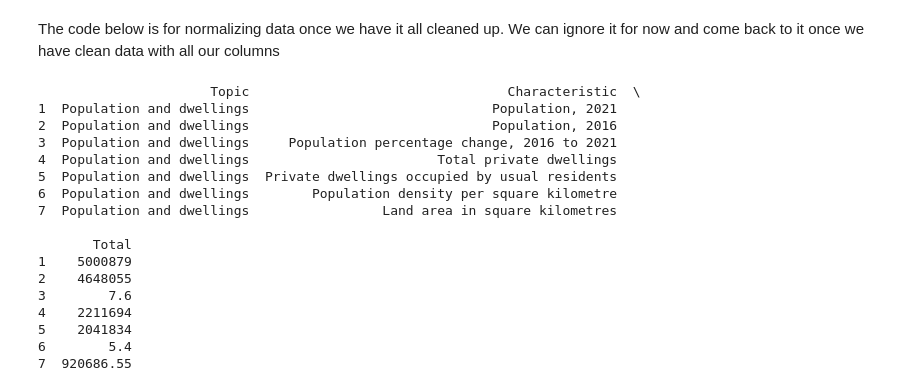
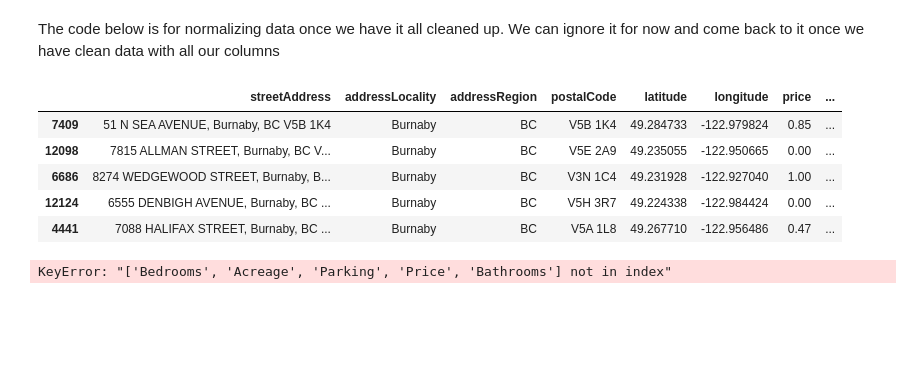
Before and after one commit to bikramveer/CMPT-353-Project, a Jupyter notebook: test.ipynb, the cells around one changed output. Drawn from its saved outputs; the diff is of its cells as text; code cells hidden in the pictures; blank space fills up the shorter version.

```diff
--- a/test.ipynb
+++ b/test.ipynb
@@ -22,7 +22,7 @@ Distance from house to Vancouver Independent School for Science and Technology:
 Distance from house to Harbour News: 0.66 km
 Distance from house to The Westside Schools – Miniversity: 0.69 km
 # %%
-data = pd.read_csv('data_bc.csv')
+data = pd.read_csv('data_bc.csv', low_memory=False)
 dataBC = data[data['addressRegion'] == 'BC']
 dataBC = dataBC.sort_values(by='addressLocality')
 dataBC.head()
@@ -53,6 +53,9 @@ dataBC = dataBC.filter([
     'Property Type', #Agricultural, Condo, Condo/Townhouse, Duplex, Manufactured Home, Mobile Home, MultiFamily, Single Family, Townhome, Vacant Land
     'Square Footage',
     'Waterfront',
+    'Price_Deviation',
+    'Price_Deviation_Percent'
+
     ])
 data_bc_single_family = dataBC[dataBC['Property Type'] == 'Single Family']
 # %%
@@ -107,16 +219,23 @@ data_bc_single_family[['streetAddress', 'addressLocality', 'price', 'distance_to
 # %% [markdown]
 The code below is for normalizing data once we have it all cleaned up. We can ignore it for now and come back to it once we have clean data with all our columns
 # %%
-features = ['Price', 'Bedrooms', 'Bathrooms', 'Acreage', 'Square Footage']
+features = ['price', 'property-beds', 'property-baths', 'Area']
 scaler = MinMaxScaler()
-
 data_scaled = sample.copy()
 data_scaled[features] = scaler.fit_transform(sample[features])
 
-data_scaled["Price"] = 1 - data_scaled['Price']
+data_scaled["price"] = 1 - data_scaled['price']
+data_scaled['price'] = data_scaled['price'].map('{:.2f}'.format)
 data_scaled['Garage'] = data_scaled['Garage'].map({'Yes': 1, 'No': 0})
-data_scaled['Parking'] = data_scaled['Parking'].map({'Yes': 1, 'No': 0})
+data_scaled['Parking Spaces'] = data_scaled['Parking Spaces'].map({'Yes': 1, 'No': 0})
 data_scaled.head()
+# %% [output]
+|  | streetAddress | addressLocality | addressRegion | postalCode | latitude | longitude | price | ... |
+| 7409 | 51 N SEA AVENUE, Burnaby, BC V5B 1K4 | Burnaby | BC | V5B 1K4 | 49.284733 | -122.979824 | 0.85 | ... |
+| 12098 | 7815 ALLMAN STREET, Burnaby, BC V... | Burnaby | BC | V5E 2A9 | 49.235055 | -122.950665 | 0.00 | ... |
+| 6686 | 8274 WEDGEWOOD STREET, Burnaby, B... | Burnaby | BC | V3N 1C4 | 49.231928 | -122.927040 | 1.00 | ... |
+| 12124 | 6555 DENBIGH AVENUE, Burnaby, BC ... | Burnaby | BC | V5H 3R7 | 49.224338 | -122.984424 | 0.00 | ... |
+| 4441 | 7088 HALIFAX STREET, Burnaby, BC ... | Burnaby | BC | V5A 1L8 | 49.267710 | -122.956486 | 0.47 | ... |
 # %%
 score_features = [
     'Price',
@@ -133,33 +252,5 @@ data_scored = data_scaled.copy()
 data_scored['Score'] = data_scaled[score_features].dot(weights)
 data_scored.sort_values(by='Score', ascending=False, inplace=True)
 data_scored
+# %% [output]
+KeyError: "['Bedrooms', 'Acreage', 'Parking', 'Price', 'Bathrooms'] not in index"
-# %%
-#loading the census data
-#load census data into a df
-
-# Load the census data into a DataFrame
-data = pd.read_csv('CensusProfile2021.csv')
-data = pd.read_csv('census_data.csv', header=0)  # Set the first row as header
-
-data.columns = ['Topic', 'Characteristic', 'Total']  # Rename columns
-
-population_data = data[data['Topic'] == 'Population and dwellings']
-print(population_data)
-# %% [output]
-                      Topic                                 Characteristic  \
-1  Population and dwellings                               Population, 2021
-2  Population and dwellings                               Population, 2016
-3  Population and dwellings     Population percentage change, 2016 to 2021
-4  Population and dwellings                        Total private dwellings
-5  Population and dwellings  Private dwellings occupied by usual residents
-6  Population and dwellings        Population density per square kilometre
-7  Population and dwellings                 Land area in square kilometres
-
-       Total
-1    5000879
-2    4648055
-3        7.6
-4    2211694
-5    2041834
-6        5.4
-7  920686.55
```
Also changed, not shown: parts of 5 cells of this notebook.
